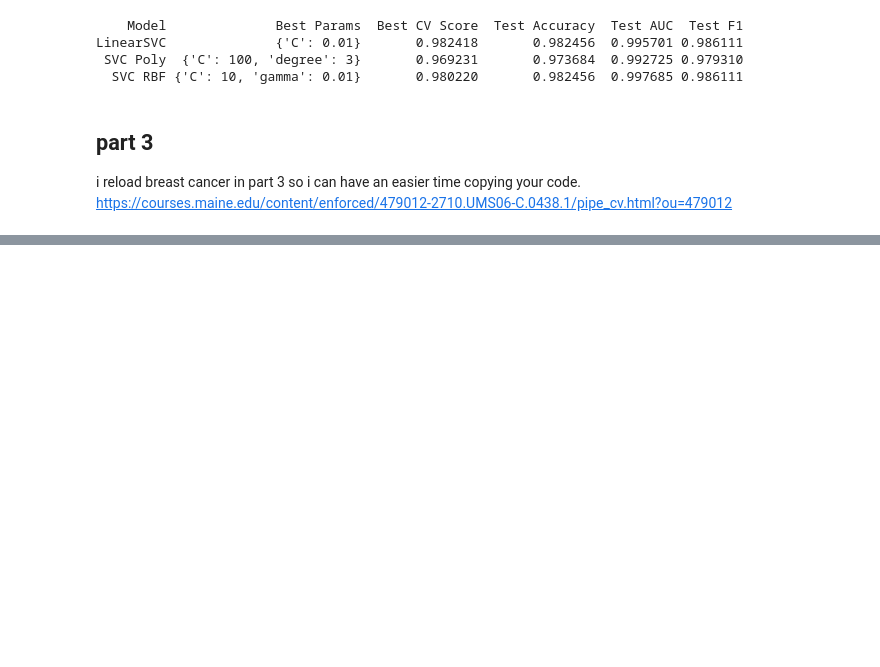
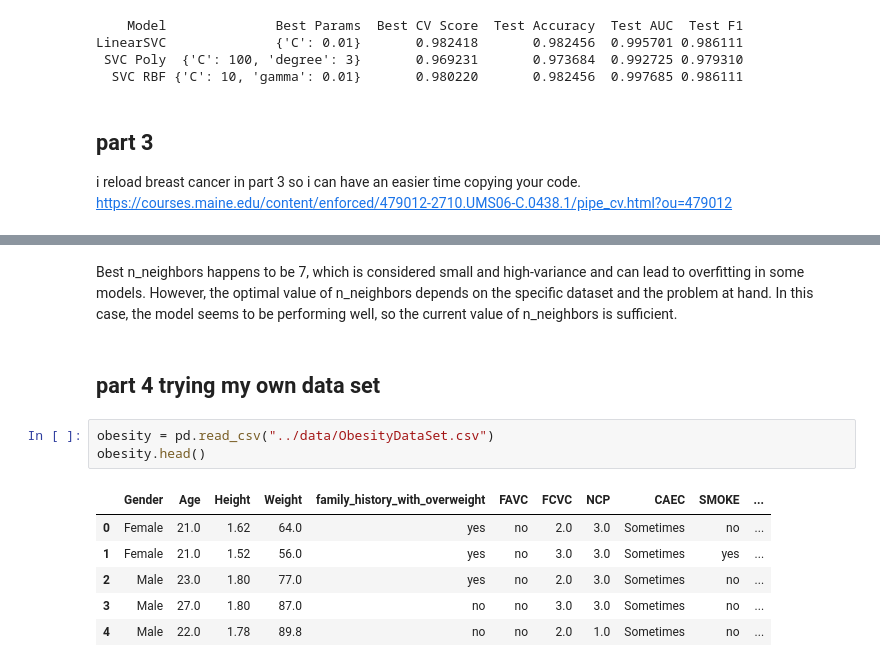
Before and after one commit to d-man7562/cos475-advancedmachinelearning, a Jupyter notebook: week05/week05.ipynb, the cells around one changed output, grey strips where cells are left out. Cells and saved outputs as stored; diff of their text form; blank space fills up the shorter version.

```diff
--- a/week05/week05.ipynb
+++ b/week05/week05.ipynb
@@ -276,0 +309,14 @@ knn_results = []
+# %% [markdown]
+Best n_neighbors happens to be 7, which is considered small and high-variance and can lead to overfitting in some models. However, the optimal value of n_neighbors depends on the specific dataset and the problem at hand. In this case, the model seems to be performing well, so the current value of n_neighbors is sufficient.
+# %% [markdown]
+## part 4 trying my own data set
+# %%
+obesity = pd.read_csv("../data/ObesityDataSet.csv")
+obesity.head()
+# %% [output]
+|  | Gender | Age | Height | Weight | family_history_with_overweight | FAVC | FCVC | NCP | CAEC | SMOKE | ... |
+| 0 | Female | 21.0 | 1.62 | 64.0 | yes | no | 2.0 | 3.0 | Sometimes | no | ... |
+| 1 | Female | 21.0 | 1.52 | 56.0 | yes | no | 3.0 | 3.0 | Sometimes | yes | ... |
+| 2 | Male | 23.0 | 1.80 | 77.0 | yes | no | 2.0 | 3.0 | Sometimes | no | ... |
+| 3 | Male | 27.0 | 1.80 | 87.0 | no | no | 3.0 | 3.0 | Sometimes | no | ... |
+| 4 | Male | 22.0 | 1.78 | 89.8 | no | no | 2.0 | 1.0 | Sometimes | no | ... |
```
Also changed, not shown: parts of 11 cells of this notebook.
